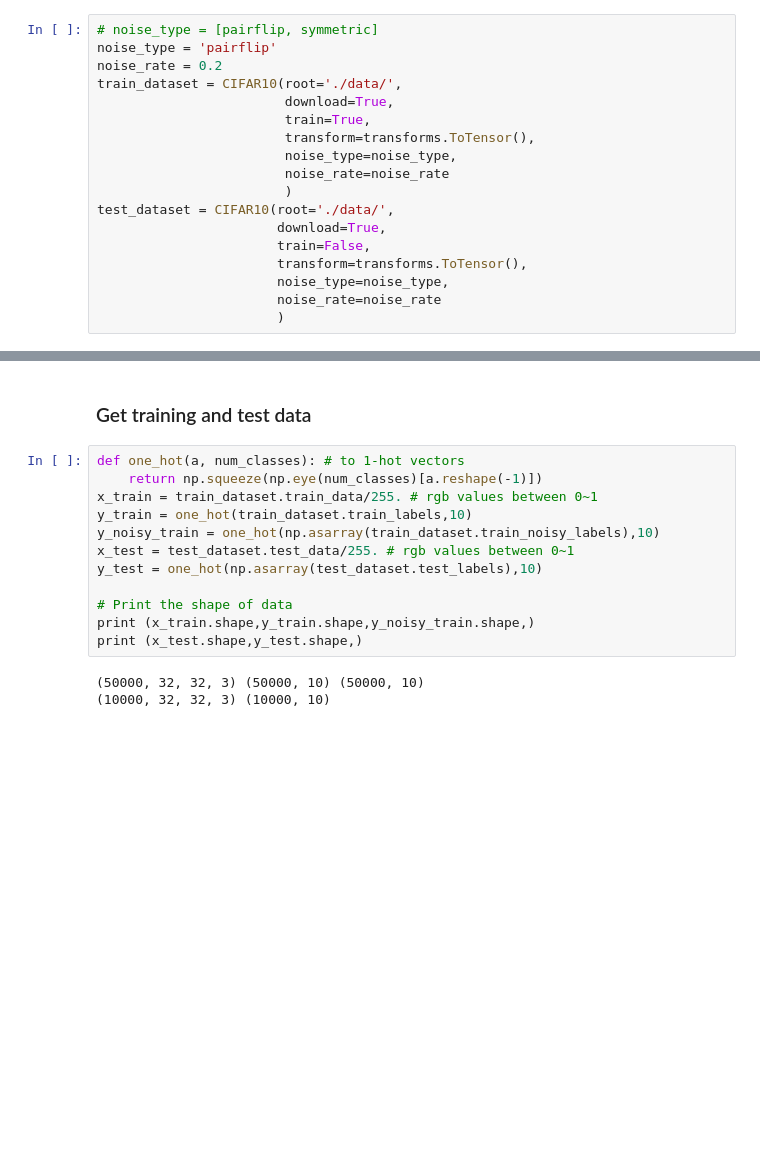
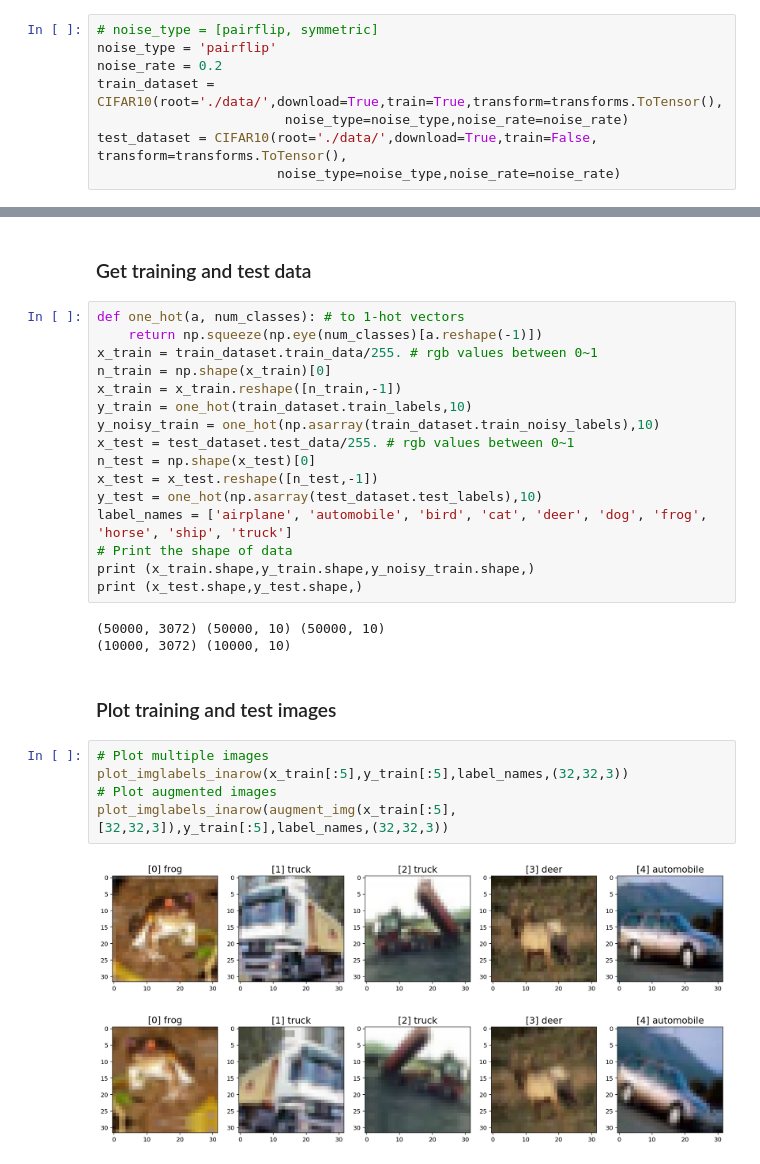
Before and after one commit to sjchoi86/deep-robust-vision, a Jupyter notebook: code/demo_cifar10_process.ipynb, the cells around one changed output, grey strips where cells are left out. Saved outputs shown, nothing was run; the diff lists cells and outputs as text; blank space fills up the shorter version.

Commit message:
cifar-10 data augmentation

```diff
--- a/code/demo_cifar10_process.ipynb
+++ b/code/demo_cifar10_process.ipynb
@@ -13,18 +18,8 @@ Packages loaded.
 # noise_type = [pairflip, symmetric]
 noise_type = 'pairflip'
 noise_rate = 0.2
-train_dataset = CIFAR10(root='./data/',
-                        download=True,
-                        train=True,
-                        transform=transforms.ToTensor(),
-                        noise_type=noise_type,
-                        noise_rate=noise_rate
-                        )
-test_dataset = CIFAR10(root='./data/',
-                       download=True,
-                       train=False,
-                       transform=transforms.ToTensor(),
-                       noise_type=noise_type,
-                       noise_rate=noise_rate
-                       )
+train_dataset = CIFAR10(root='./data/',download=True,train=True,transform=transforms.ToTensor(),
+                        noise_type=noise_type,noise_rate=noise_rate)
+test_dataset = CIFAR10(root='./data/',download=True,train=False, transform=transforms.ToTensor(),
+                       noise_type=noise_type,noise_rate=noise_rate)
 # %% [output]
@@ -49,14 +44,28 @@ Files already downloaded and verified
 def one_hot(a, num_classes): # to 1-hot vectors
     return np.squeeze(np.eye(num_classes)[a.reshape(-1)])
 x_train = train_dataset.train_data/255. # rgb values between 0~1
+n_train = np.shape(x_train)[0]
+x_train = x_train.reshape([n_train,-1])
 y_train = one_hot(train_dataset.train_labels,10)
 y_noisy_train = one_hot(np.asarray(train_dataset.train_noisy_labels),10)
 x_test = test_dataset.test_data/255. # rgb values between 0~1
+n_test = np.shape(x_test)[0]
+x_test = x_test.reshape([n_test,-1])
 y_test = one_hot(np.asarray(test_dataset.test_labels),10)
-
+label_names = ['airplane', 'automobile', 'bird', 'cat', 'deer', 'dog', 'frog', 'horse', 'ship', 'truck']
 # Print the shape of data
 print (x_train.shape,y_train.shape,y_noisy_train.shape,)
 print (x_test.shape,y_test.shape,)
 # %% [output]
-(50000, 32, 32, 3) (50000, 10) (50000, 10)
-(10000, 32, 32, 3) (10000, 10)
+(50000, 3072) (50000, 10) (50000, 10)
+(10000, 3072) (10000, 10)
+# %% [markdown]
+### Plot training and test images
+# %%
+# Plot multiple images
+plot_imglabels_inarow(x_train[:5],y_train[:5],label_names,(32,32,3))
+# Plot augmented images
+plot_imglabels_inarow(augment_img(x_train[:5],[32,32,3]),y_train[:5],label_names,(32,32,3))
+# %% [output]
+[figure, added]
+[figure, added]
```
Also changed, not shown: parts of 4 cells of this notebook, 18 other files.
